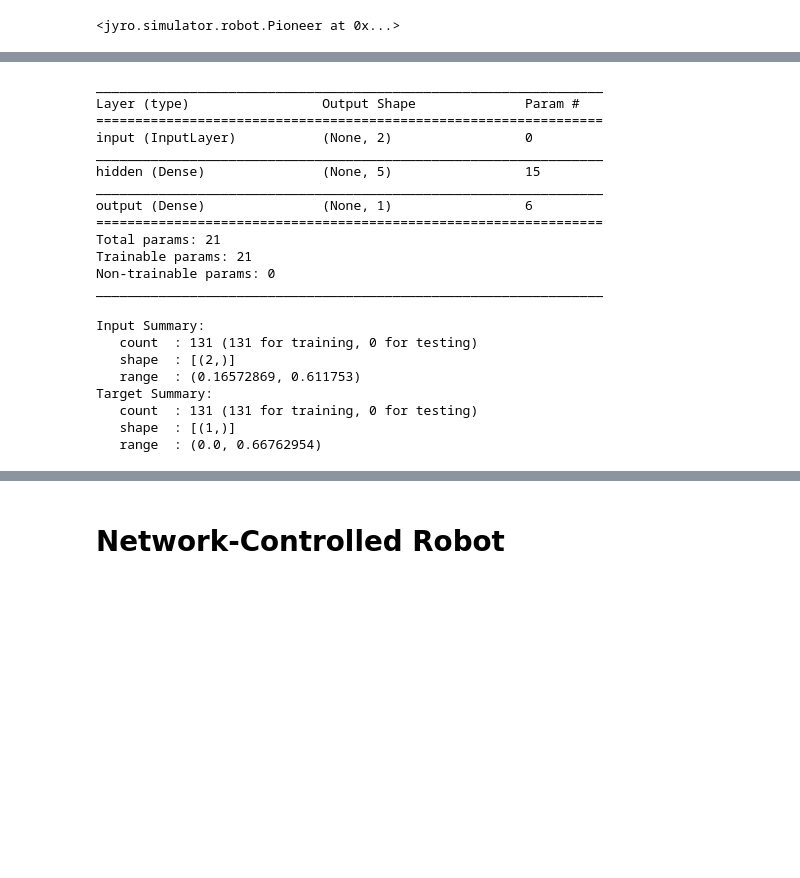
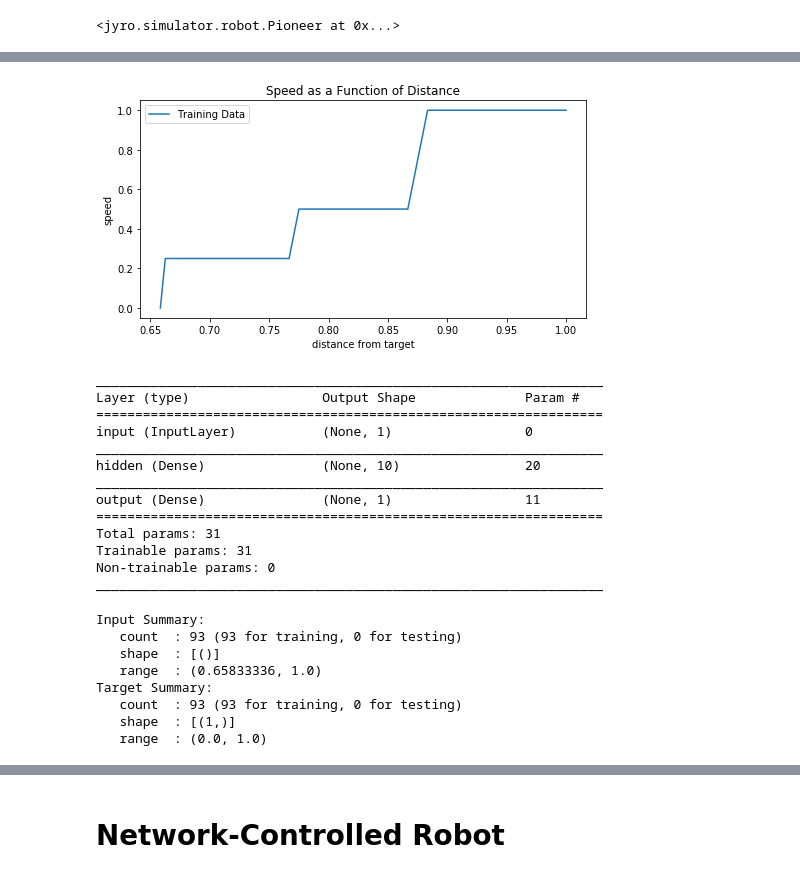
Before and after one commit to ArtificialIntelligenceToolkit/conx, a Jupyter notebook: notebooks/TeacherRobot.ipynb, the cells around one changed output, grey strips where cells are left out. Cells and saved outputs as stored; diff of their text form; code cells hidden in the pictures; blank space fills up the shorter version.

```diff
--- a/notebooks/TeacherRobot.ipynb
+++ b/notebooks/TeacherRobot.ipynb
@@ -59,4 +54,0 @@ sim.canvas._canvas
-# %%
-sim.widgets["play"]._playing = False
-# %%
-sim.widgets["play"].show_repeat = False
@@ -69,38 +63,45 @@ len(data)
+# %%
+plot(train,
+     title="Speed as a Function of Distance",
+     xlabel="distance from target",
+     ylabel="speed",
+     xs=[pair[0] for pair in data])
+# %% [output]
+[figure, added]
 # %%
-net = Network("Stop When Close")
-net.add(Layer("input", 2))
-net.add(Layer("hidden", 5, activation="sigmoid"))
-net.add(Layer("output", 1, activation = "tanh"))
+net = Network("Go To Target")
+net.add(Layer("input", 1))
+net.add(Layer("hidden", 10, activation="sigmoid"))
+net.add(Layer("output", 1, activation = "linear"))
 net.connect()
-net.compile(loss="mse", optimizer="adam")
+net.compile(loss="mae", optimizer="adam")
 net.model.summary()
 # %% [output]
 _________________________________________________________________
 Layer (type)                 Output Shape              Param #
 =================================================================
-input (InputLayer)           (None, 2)                 0
+input (InputLayer)           (None, 1)                 0
 _________________________________________________________________
-hidden (Dense)               (None, 5)                 15
+hidden (Dense)               (None, 10)                20
 _________________________________________________________________
-output (Dense)               (None, 1)                 6
+output (Dense)               (None, 1)                 11
 =================================================================
-Total params: 21
-Trainable params: 21
+Total params: 31
+Trainable params: 31
 Non-trainable params: 0
 _________________________________________________________________
 # %%
 net.dataset.load(data)
-net.dataset.shuffle()
 net.dataset.summary()
 # %% [output]
 Input Summary:
-   count  : 131 (131 for training, 0 for testing)
-   shape  : [(2,)]
-   range  : (0.16572869, 0.611753)
+   count  : 93 (93 for training, 0 for testing)
+   shape  : [()]
+   range  : (0.65833336, 1.0)
 Target Summary:
-   count  : 131 (131 for training, 0 for testing)
+   count  : 93 (93 for training, 0 for testing)
    shape  : [(1,)]
-   range  : (0.0, 0.66762954)
+   range  : (0.0, 1.0)
 # %%
 net.dashboard()
 # %% [output]
```
Also changed, not shown: parts of 22 cells of this notebook, 1 other file.
